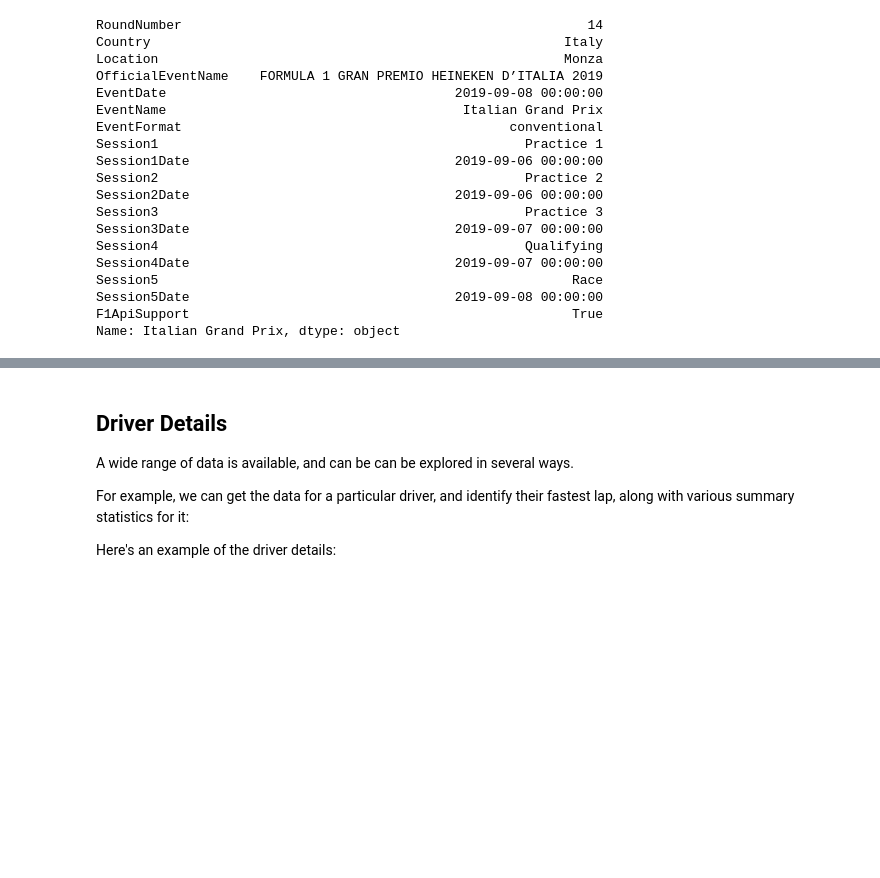
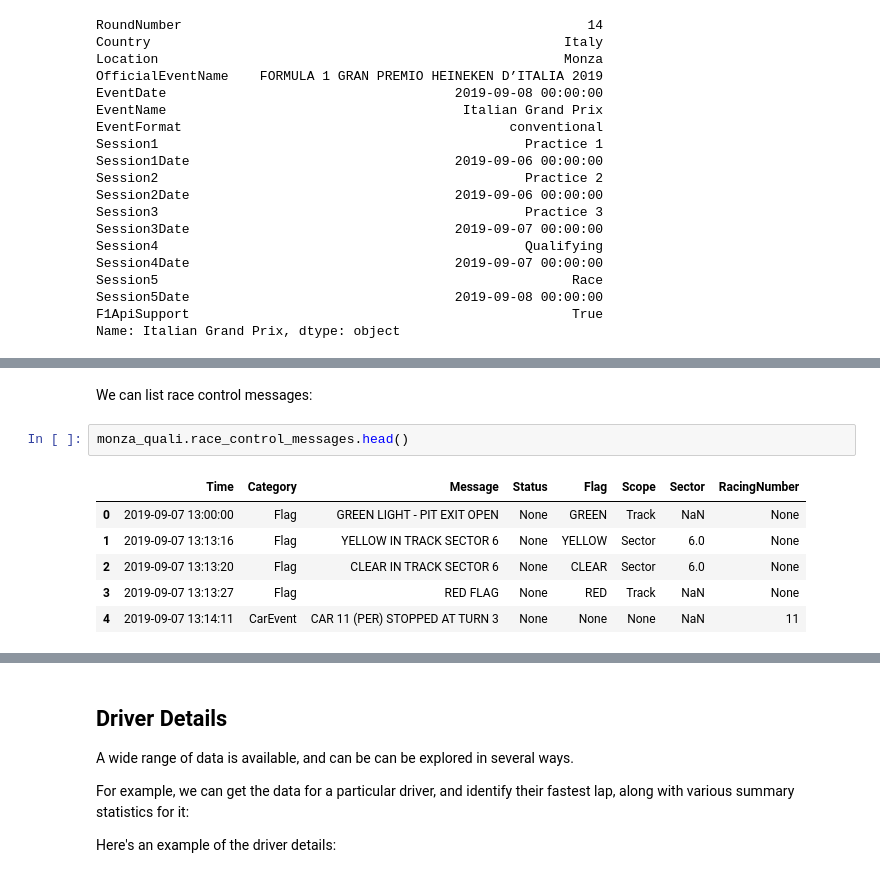
Before and after one commit to f1datajunkie/wranglingf1datawithpython, a Jupyter notebook: book/fastf1-demo.ipynb, the cells around one changed output, grey strips where cells are left out. Drawn from its saved outputs; the diff is of its cells as text; blank space fills up the shorter version.

```diff
--- a/book/fastf1-demo.ipynb
+++ b/book/fastf1-demo.ipynb
@@ -85,0 +132,11 @@ Name: Italian Grand Prix, dtype: object
+# %% [markdown]
+We can list race control messages:
+# %%
+monza_quali.race_control_messages.head()
+# %% [output]
+|  | Time | Category | Message | Status | Flag | Scope | Sector | RacingNumber |
+| 0 | 2019-09-07 13:00:00 | Flag | GREEN LIGHT - PIT EXIT OPEN | None | GREEN | Track | NaN | None |
+| 1 | 2019-09-07 13:13:16 | Flag | YELLOW IN TRACK SECTOR 6 | None | YELLOW | Sector | 6.0 | None |
+| 2 | 2019-09-07 13:13:20 | Flag | CLEAR IN TRACK SECTOR 6 | None | CLEAR | Sector | 6.0 | None |
+| 3 | 2019-09-07 13:13:27 | Flag | RED FLAG | None | RED | Track | NaN | None |
+| 4 | 2019-09-07 13:14:11 | CarEvent | CAR 11 (PER) STOPPED AT TURN 3 | None | None | None | NaN | 11 |
```
Also changed, not shown: parts of 18 cells of this notebook.
